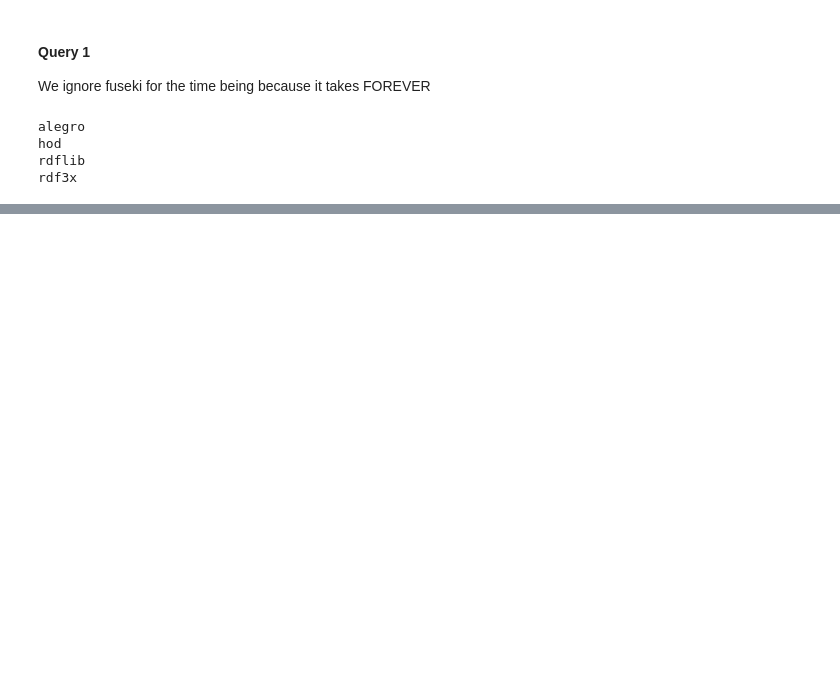
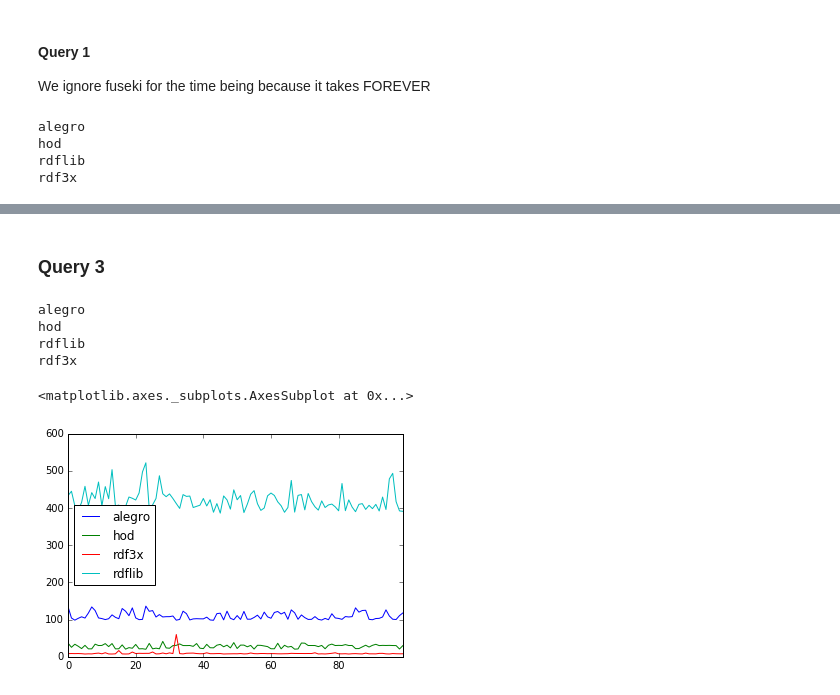
Before and after one commit to gtfierro/brick_database_eval, a Jupyter notebook: Results.ipynb, the cells around one changed output, grey strips where cells are left out. Drawn from its saved outputs; the diff is of its cells as text; code cells hidden in the pictures; blank space fills up the shorter version.

```diff
--- a/Results.ipynb
+++ b/Results.ipynb
@@ -510,0 +572,26 @@ df_q1.describe()
+# %% [markdown]
+### Query 3
+# %%
+# first get data for each query
+## query3
+R = {
+    'hod': hod_query_3,
+    'rdflib': rdflib_query_3,
+    'rdf3x': rdf3x_query_3,
+    'alegro': alegro_query_3,
+}
+data = {}
+for name, func in R.items():
+    print name
+    data[name] = get_runs(func, 100)
+# %% [output]
+alegro
+hod
+rdflib
+rdf3x
+# %%
+df_q3 = pd.DataFrame.from_records(data)
+df_q3.plot()
+# %% [output]
+<matplotlib.axes._subplots.AxesSubplot at 0x...>
+[figure, added]
```
Also changed, not shown: parts of 15 cells of this notebook.
